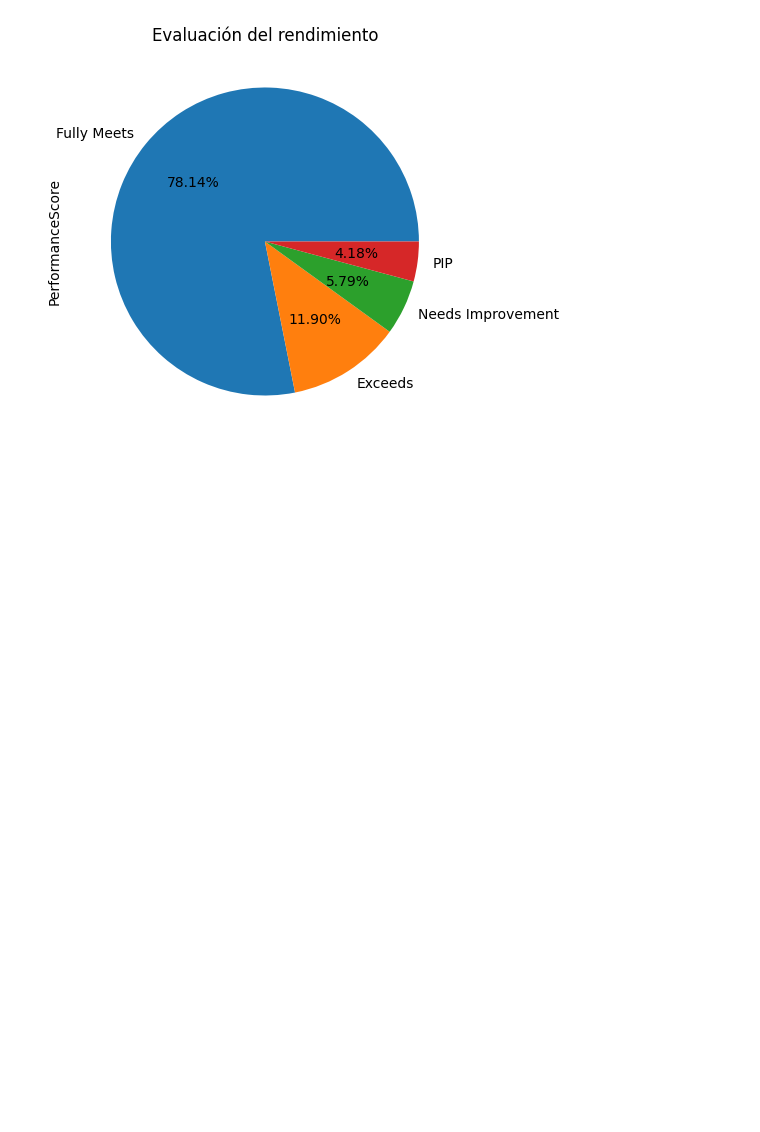
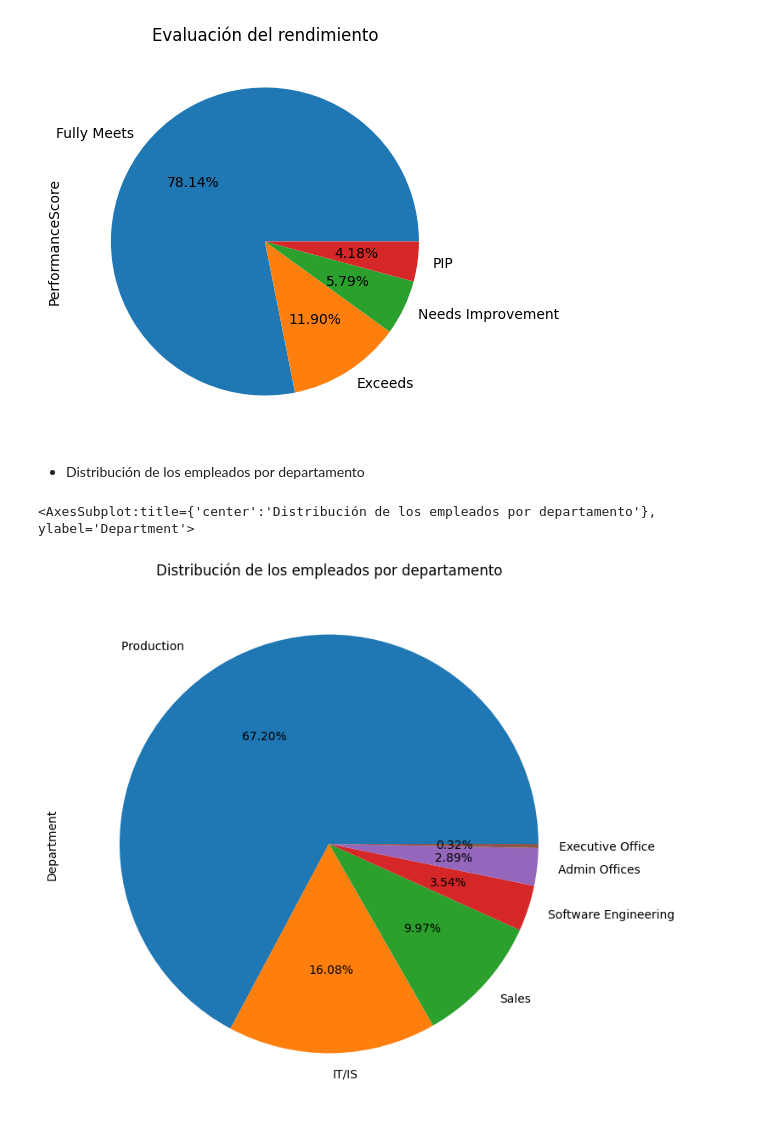
Before and after one commit to ricklarave/Clasificacion_de_la_valoracion_del_desempeno_de_los_empleados, a Jupyter notebook: Employee Performance Score Classification.ipynb, the cells around one changed output. Drawn from its saved outputs; the diff is of its cells as text; code cells hidden in the pictures; blank space fills up the shorter version.

Commit message:
Data Analysis Pie & Correcciones

```diff
--- a/Employee Performance Score Classification.ipynb
+++ b/Employee Performance Score Classification.ipynb
@@ -301,3 +309,16 @@ evaRendimiento.plot(
 # %% [output]
 <AxesSubplot:title={'center':'Evaluación del rendimiento'}, ylabel='PerformanceScore'>
 [figure]
+# %% [markdown]
+* Distribución de los empleados por departamento
+# %%
+departamento = data["Department"].value_counts()
+departamento.plot(
+                kind="pie",
+                title="Distribución de los empleados por departamento",
+                autopct='%1.2f%%',
+                figsize=(8,8)
+                )
+# %% [output]
+<AxesSubplot:title={'center':'Distribución de los empleados por departamento'}, ylabel='Department'>
+[figure, added]
```
Also changed, not shown: parts of 6 cells of this notebook.
